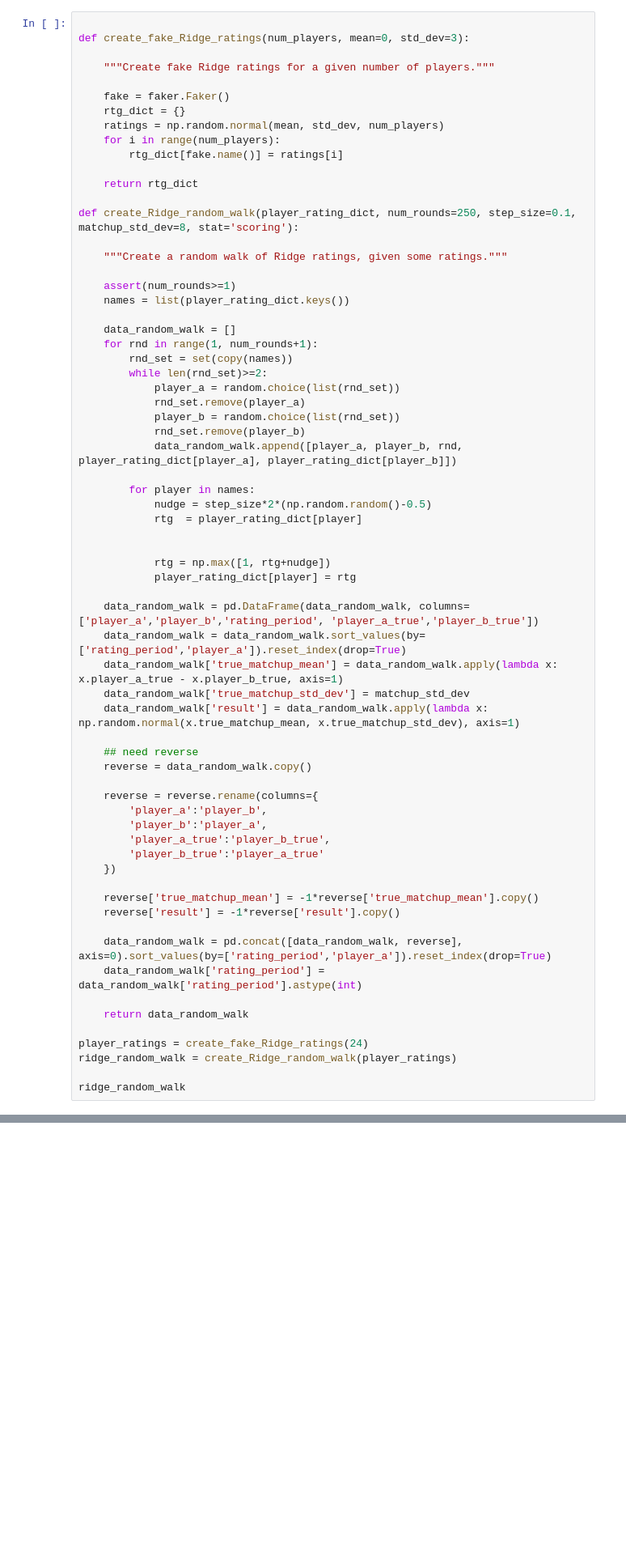
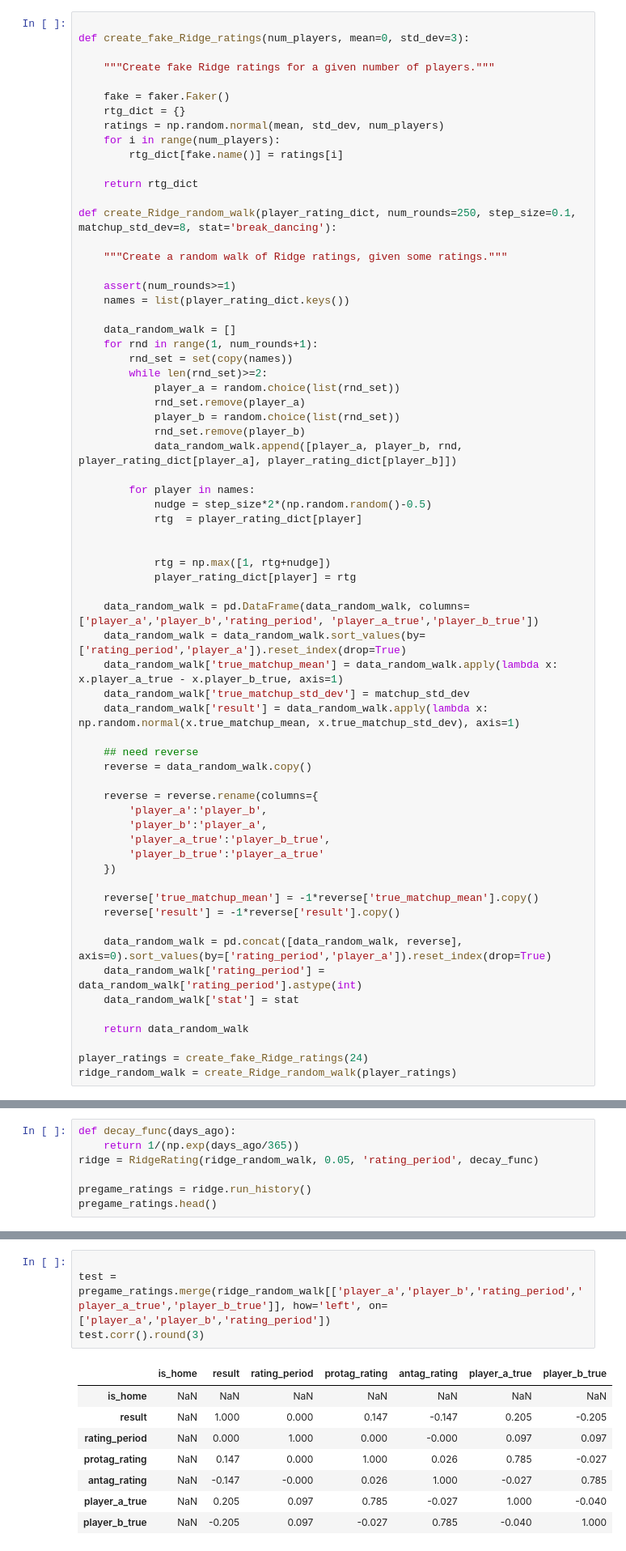
Before and after one commit to btatkinson/oddsmaker, a Jupyter notebook: notebooks/Ridge.ipynb, the cells around one changed output, grey strips where cells are left out. Shown at 81% size. Saved outputs shown, nothing was run; the diff lists cells and outputs as text; blank space fills up the shorter version.

Commit message:
mostly did ridge

```diff
--- a/notebooks/Ridge.ipynb
+++ b/notebooks/Ridge.ipynb
@@ -24,7 +105,7 @@ def create_fake_Ridge_ratings(num_players, mean=0, std_dev=3):
 
     return rtg_dict
 
-def create_Ridge_random_walk(player_rating_dict, num_rounds=250, step_size=0.1, matchup_std_dev=8, stat='scoring'):
+def create_Ridge_random_walk(player_rating_dict, num_rounds=250, step_size=0.1, matchup_std_dev=8, stat='break_dancing'):
 
     """Create a random walk of Ridge ratings, given some ratings."""
 
@@ -70,10 +151,9 @@ def create_Ridge_random_walk(player_rating_dict, num_rounds=250, step_size=0.1,
 
     data_random_walk = pd.concat([data_random_walk, reverse], axis=0).sort_values(by=['rating_period','player_a']).reset_index(drop=True)
     data_random_walk['rating_period'] = data_random_walk['rating_period'].astype(int)
+    data_random_walk['stat'] = stat
 
     return data_random_walk
 
 player_ratings = create_fake_Ridge_ratings(24)
 ridge_random_walk = create_Ridge_random_walk(player_ratings)
-
-ridge_random_walk
@@ -93,0 +352,7 @@ ridge_random_walk
+# %%
+def decay_func(days_ago):
+    return 1/(np.exp(days_ago/365))
+ridge = RidgeRating(ridge_random_walk, 0.05, 'rating_period', decay_func)
+
+pregame_ratings = ridge.run_history()
+pregame_ratings.head()
@@ -93,0 +366,13 @@ ridge_random_walk
+# %%
+
+test = pregame_ratings.merge(ridge_random_walk[['player_a','player_b','rating_period','player_a_true','player_b_true']], how='left', on=['player_a','player_b','rating_period'])
+test.corr().round(3)
+# %% [output]
+|  | is_home | result | rating_period | protag_rating | antag_rating | player_a_true | player_b_true |
+| is_home | NaN | NaN | NaN | NaN | NaN | NaN | NaN |
+| result | NaN | 1.000 | 0.000 | 0.147 | -0.147 | 0.205 | -0.205 |
+| rating_period | NaN | 0.000 | 1.000 | 0.000 | -0.000 | 0.097 | 0.097 |
+| protag_rating | NaN | 0.147 | 0.000 | 1.000 | 0.026 | 0.785 | -0.027 |
+| antag_rating | NaN | -0.147 | -0.000 | 0.026 | 1.000 | -0.027 | 0.785 |
+| player_a_true | NaN | 0.205 | 0.097 | 0.785 | -0.027 | 1.000 | -0.040 |
+| player_b_true | NaN | -0.205 | 0.097 | -0.027 | 0.785 | -0.040 | 1.000 |
```
Also changed, not shown: parts of 7 cells of this notebook, 2 other files.
